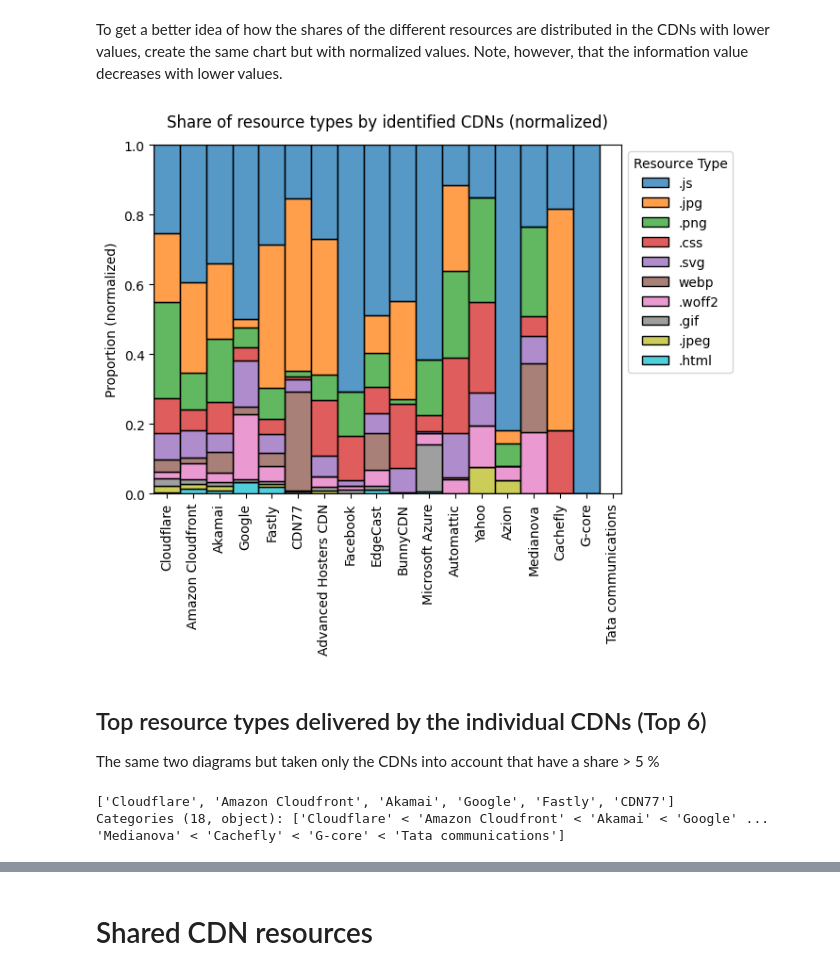
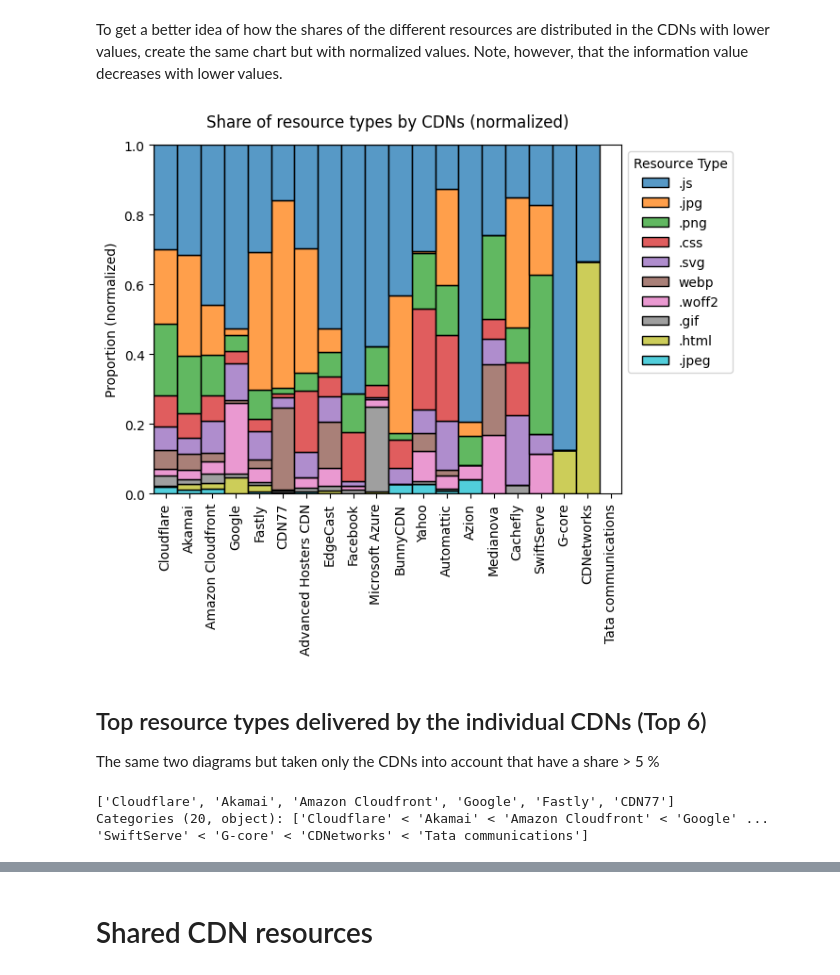
Before and after one commit to hanneskoksch/Analysis-of-CDNs, a Jupyter notebook: Analysis.ipynb, the cells around one changed output, grey strips where cells are left out. Cells and saved outputs as stored; diff of their text form; code cells hidden in the pictures.

```diff
--- a/Analysis.ipynb
+++ b/Analysis.ipynb
@@ -31,7 +16,7 @@ import ast
 # Reading the collected data
 # %%
 # Read the .csv file containing the request data
-df = pd.read_csv('requests.csv')
+df = pd.read_csv('requests_10_08_2024.csv')
 
 # Show 10 random entries
 df.sample(10)
@@ -510,14 +544,14 @@ To get a better idea of how the shares of the different resources are distribute
 # %%
 # Create bar plot
 plt.xticks(rotation=90)
 ax = sns.histplot(data=filtered_cdns_df, x="CDN", hue="Resource Type", multiple="fill", hue_order=resource_type_frequencies.index.values[:10], stat='proportion')
 sns.move_legend(ax, "upper left", bbox_to_anchor=(1, 1))
 plt.ylabel('Proportion (normalized)')
 plt.xlabel('')
-plt.title('Share of resource types by identified CDNs (normalized)', y=1.03)
+plt.title('Share of resource types by CDNs (normalized)', y=1.03)
 plt.show()
 # %% [output]
-[figure, old version]
+[figure, new version]
 # %% [markdown]
 ## Top resource types delivered by the individual CDNs (Top 6)
 
@@ -526,8 +560,8 @@ The same two diagrams but taken only the CDNs into account that have a share > 5
 top_cdn_filter_array = filtered_cdns_df['CDN'].value_counts()[:6].index.values
 top_cdn_filter_array
 # %% [output]
-['Cloudflare', 'Amazon Cloudfront', 'Akamai', 'Google', 'Fastly', 'CDN77']
-Categories (18, object): ['Cloudflare' < 'Amazon Cloudfront' < 'Akamai' < 'Google' ... 'Medianova' < 'Cachefly' < 'G-core' < 'Tata communications']
+['Cloudflare', 'Akamai', 'Amazon Cloudfront', 'Google', 'Fastly', 'CDN77']
+Categories (20, object): ['Cloudflare' < 'Akamai' < 'Amazon Cloudfront' < 'Google' ... 'SwiftServe' < 'G-core' < 'CDNetworks' < 'Tata communications']
 # %%
 top_cdn_filtered_df = filtered_cdns_df[filtered_cdns_df['CDN'].isin(top_cdn_filter_array)].reset_index()
 # %%
```
Also changed, not shown: parts of 32 cells of this notebook, 2 other files.
